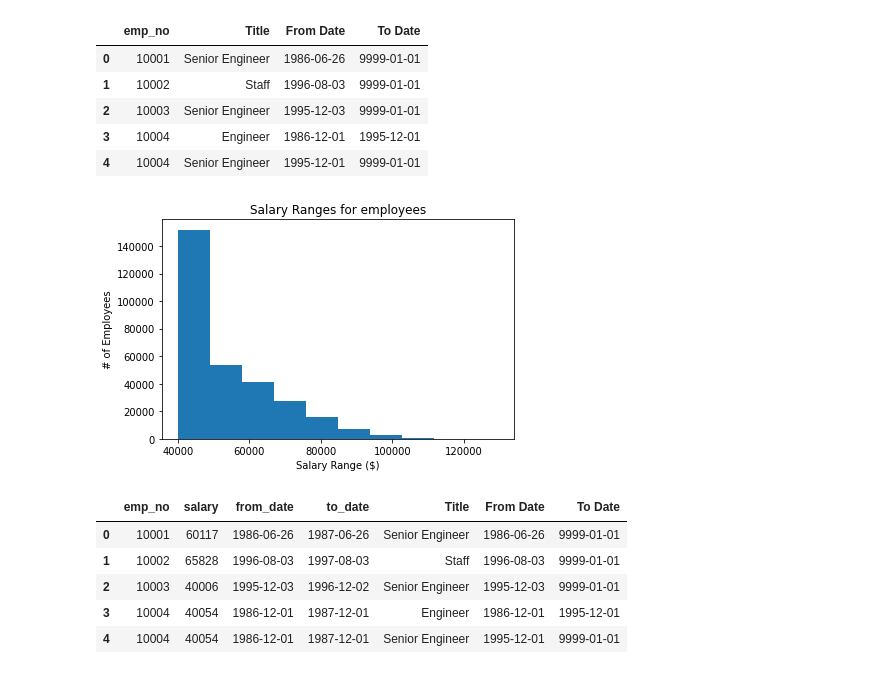
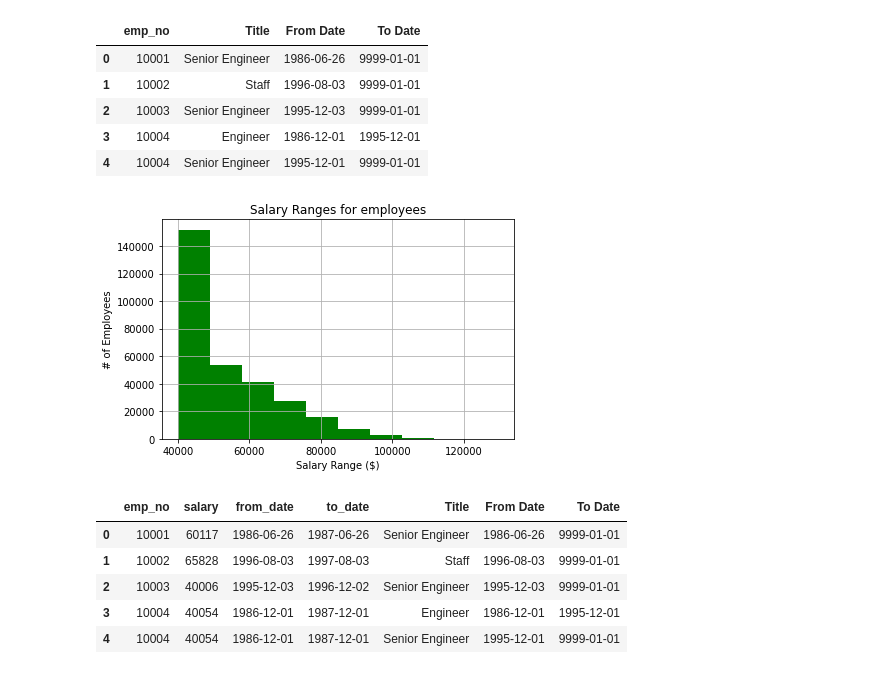
Before and after one commit to rketchum95/sql_challenge, a Jupyter notebook: sql_bonus.ipynb, the cells around one changed output. Cells and saved outputs as stored; diff of their text form; code cells hidden in the pictures.

```diff
--- a/sql_bonus.ipynb
+++ b/sql_bonus.ipynb
@@ -62,14 +63,15 @@ titles_clean.head(5)
 | 3 | 10004 | Engineer | 1986-12-01 | 1995-12-01 |
 | 4 | 10004 | Senior Engineer | 1995-12-01 | 9999-01-01 |
 # %%
-plt.hist(salaries_clean["salary"])
-plt.xlabel("Salary Range ($)")
-plt.ylabel("# of Employees")
+#Create histogram to visualize common salary ranges for employees
+
+plt.hist(salaries_clean["salary"],color='green');
+plt.xlabel("Salary Range ($)");
+plt.ylabel("# of Employees");
 plt.title("Salary Ranges for employees")
-plt.grid
+
+plt.grid()
 plt.tight_layout()
-
-plt.show()
 # %% [output]
-[figure, old version]
+[figure, new version]
 # %%
```
Also changed, not shown: parts of 4 cells of this notebook.
